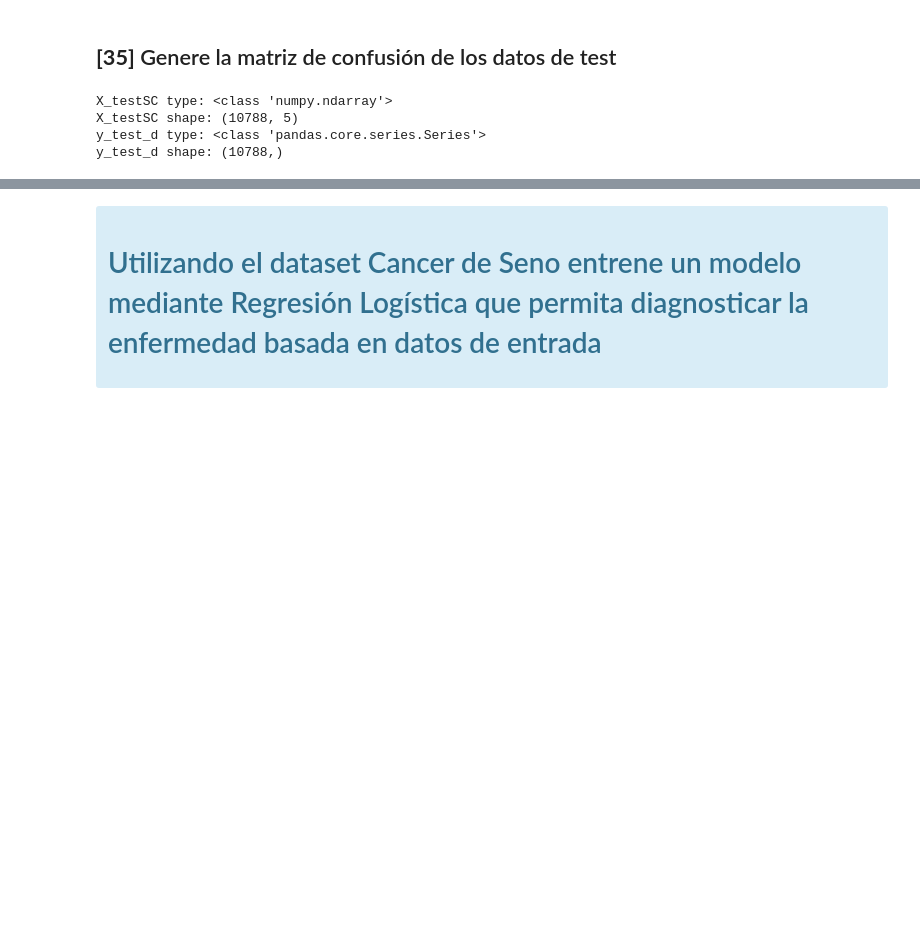
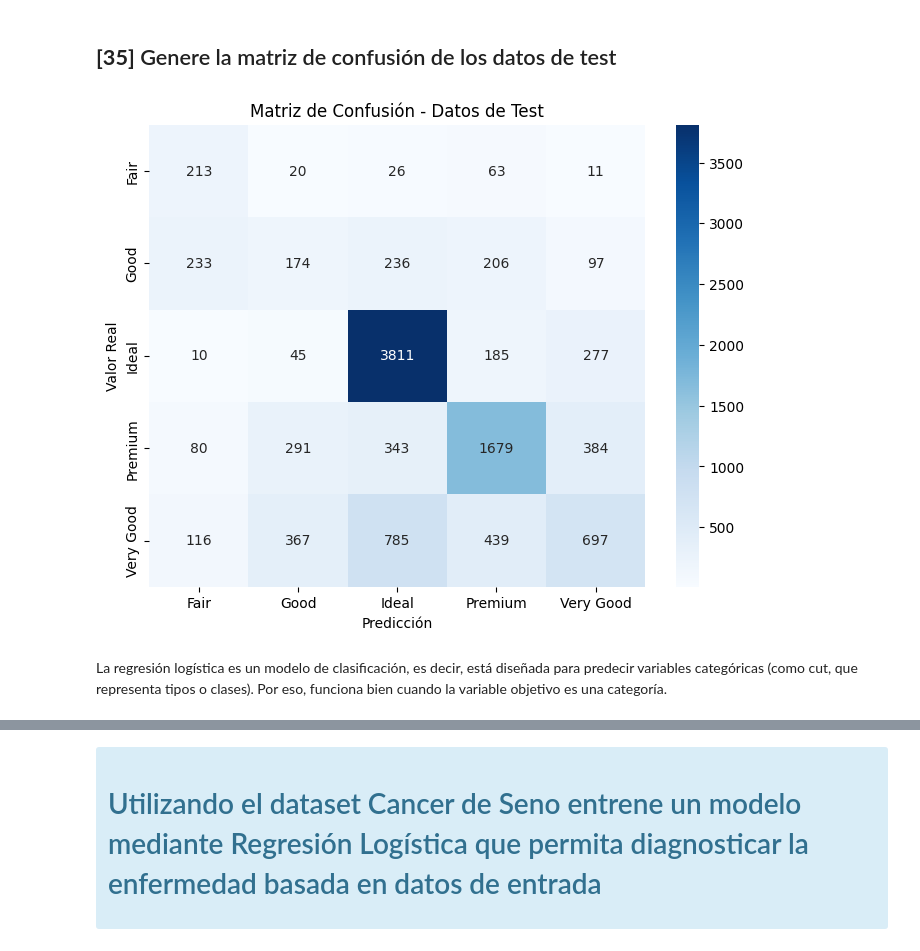
Before and after one commit to edegraciab/mla-labs-edg, a Jupyter notebook: 02_Lab_ApSupervisado1/Lab02_ApSupervisado1_edgb.ipynb, the cells around one changed output, grey strips where cells are left out. Drawn from its saved outputs; the diff is of its cells as text; code cells hidden in the pictures; blank space fills up the shorter version.

```diff
--- a/02_Lab_ApSupervisado1/Lab02_ApSupervisado1_edgb.ipynb
+++ b/02_Lab_ApSupervisado1/Lab02_ApSupervisado1_edgb.ipynb
@@ -1324,6 +1331,9 @@ memory usage: 3.5 MB
 # %% [markdown]
 ## **[32]** Divida el dataset en conjunto de Train y Test
 # %%
+X_diamonds = diamonds_df_clean.select_dtypes(include=['float64', 'int64', 'int32']).drop(columns=['price','cut_encoded'])
+y_diamonds = diamonds_df_clean['cut_encoded']
+
 validation_size = 0.20
 seed = 5
 
@@ -1348,12 +1358,12 @@ El conjunto original tenia 53940 instancias, el conjunto de train tiene 43152 y
 ## **[33]** Entrene el modelo de predicción mediante Regresión Logística
 # %%
 # Seleccionar las variables predictoras (excluyendo la variable objetivo 'price')
-X_features = diamonds_df_clean.drop(columns=['price'])
-y_price = diamonds_df_clean['price']
+X_features = X_diamonds
+y_cut = y_diamonds
 
 # Aplicar SelectKBest para seleccionar las 5 mejores características
 selector = SelectKBest(score_func=f_classif, k=5)
-X_new = selector.fit_transform(X_features, y_price)
+X_new = selector.fit_transform(X_features, y_cut)
 
 # Mostrar las columnas seleccionadas
 selected_columns = X_features.columns[selector.get_support()]
@@ -1363,8 +1373,8 @@ Variables seleccionadas por SelectKBest: ['carat', 'color', 'x', 'y', 'z']
 # %%
 # Entrenar el modelo de clasificación para 'price' usando las variables numéricas
 # X: variables numéricas seleccionadas por SelectKBest y escaladas, y: variable objetivo 'price' ya codificada
-X = diamonds_df_clean[['carat', 'color', 'x', 'y', 'z']]
-y = diamonds_df_clean['price']
+X = diamonds_df_clean[['carat', 'depth', 'table', 'x', 'z']]
+y = y_cut
 
 # Dividir el conjunto de datos en entrenamiento y prueba luego de la selección de características
 X_train_d, X_test_d, y_train_d, y_test_d = train_test_split(
@@ -1386,11 +1396,13 @@ Division creada:
 Train shapes - X: (43152, 5), y: (43152,)
 Test shapes - X: (10788, 5), y: (10788,)
 # %%
+seed = 42  # Semilla para reproducibilidad
+
 logreg_model = LogisticRegression(
-    max_iter=20,
+    max_iter=1000,
     class_weight='balanced',
     random_state=seed,
-    solver='sag'  # Usar 'sag' para problemas grandes
+    solver='liblinear'  # Usar 'liblinear' para problemas grandes
 )
 logreg_model.fit(X_trainSC, y_train_d)
 # %% [output]
@@ -1429,12 +1441,2 @@ El score obtenido por el modelo es 0.0
 # %% [markdown]
 ## **[35]** Genere la matriz de confusión de los datos de test
-# %%
-print(f"X_testSC type: {type(X_testSC)}")
-print(f"X_testSC shape: {X_testSC.shape}")
-print(f"y_test_d type: {type(y_test_d)}")
-print(f"y_test_d shape: {y_test_d.shape}")
-# %% [output]
-X_testSC type: <class 'numpy.ndarray'>
-X_testSC shape: (10788, 5)
-y_test_d type: <class 'pandas.core.series.Series'>
-y_test_d shape: (10788,)
@@ -1466,0 +1443,20 @@ print("✅ Matriz de confusión guardada como 'confusion_matrix.png'")
+# %%
+categorias = cut_categories = label_encoders['cut'].classes_
+
+# Calcular predicciones
+y_pred_d = logreg_model.predict(X_testSC)
+cm = confusion_matrix(y_test_d, y_pred_d)
+
+# Crear visualización de la matriz de confusión
+plt.figure(figsize=(8, 6))
+sns.heatmap(cm, annot=True, fmt='d', cmap='Blues',
+            xticklabels=categorias,
+            yticklabels=categorias)
+plt.title('Matriz de Confusión - Datos de Test')
+plt.xlabel('Predicción')
+plt.ylabel('Valor Real')
+plt.show()
+# %% [output]
+[figure, added]
+# %% [markdown]
+La regresión logística es un modelo de clasificación, es decir, está diseñada para predecir variables categóricas (como cut, que representa tipos o clases). Por eso, funciona bien cuando la variable objetivo es una categoría.
```
Also changed, not shown: parts of 43 cells of this notebook.
